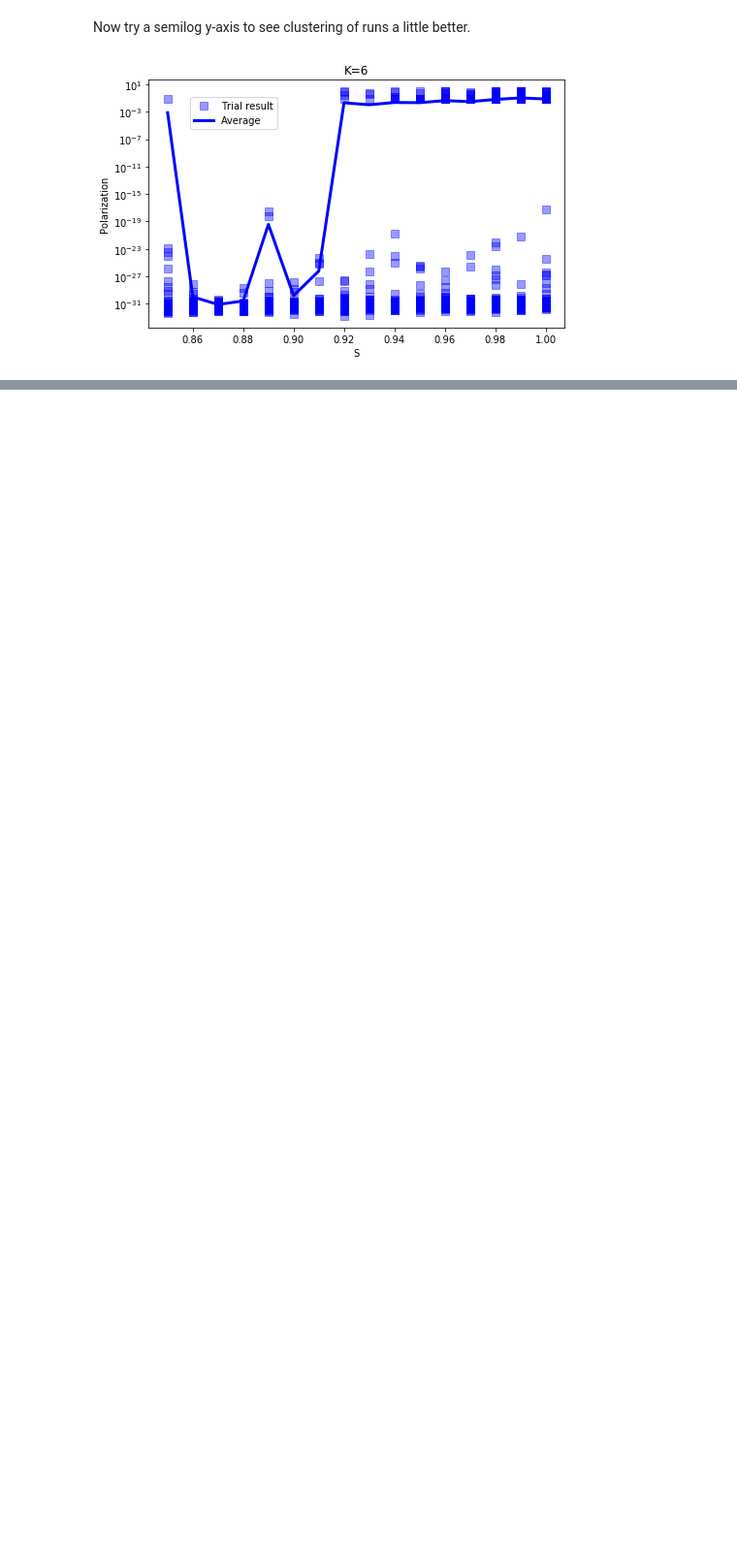
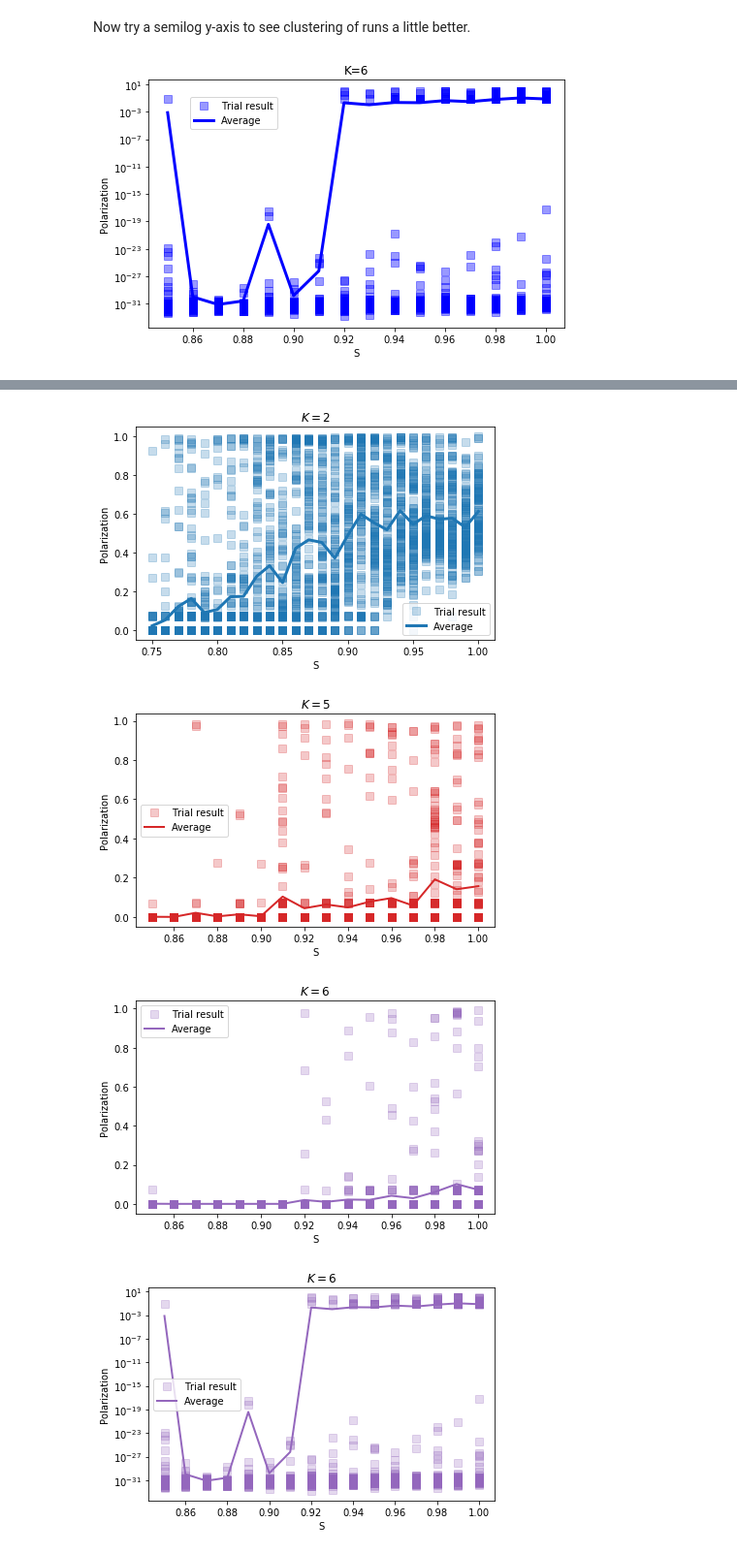
Before and after one commit to mt-digital/polarization, a Jupyter notebook: Complexity plots development 4-14.ipynb, the cells around one changed output, grey strips where cells are left out. Shown: that part at 97% size. Cells and saved outputs as stored; diff of their text form; code cells hidden in the pictures; blank space fills up the shorter version.

```diff
--- a/Complexity plots development 4-14.ipynb
+++ b/Complexity plots development 4-14.ipynb
@@ -90,0 +93,14 @@ Both of these are interesting. Wrap them up in a function that can plot either o
+# %%
+from complexity_analysis import plot_single_S_K
+
+plot_single_S_K('data/ic_k234', 2, lw=3)
+plot_single_S_K('data/ic_k56', 5)
+plot_single_S_K('data/ic_k56', 6)
+plot_single_S_K('data/ic_k56', 6, semilogy=True)
+# Uncomment to save one of these to file test.pdf
+# plot_single_S_K('data/ic_k56', 6, save_path='test.pdf')
+# %% [output]
+[figure, added]
+[figure, added]
+[figure, added]
+[figure, added]
```
Also changed, not shown: parts of 5 cells of this notebook, 2 other files.
